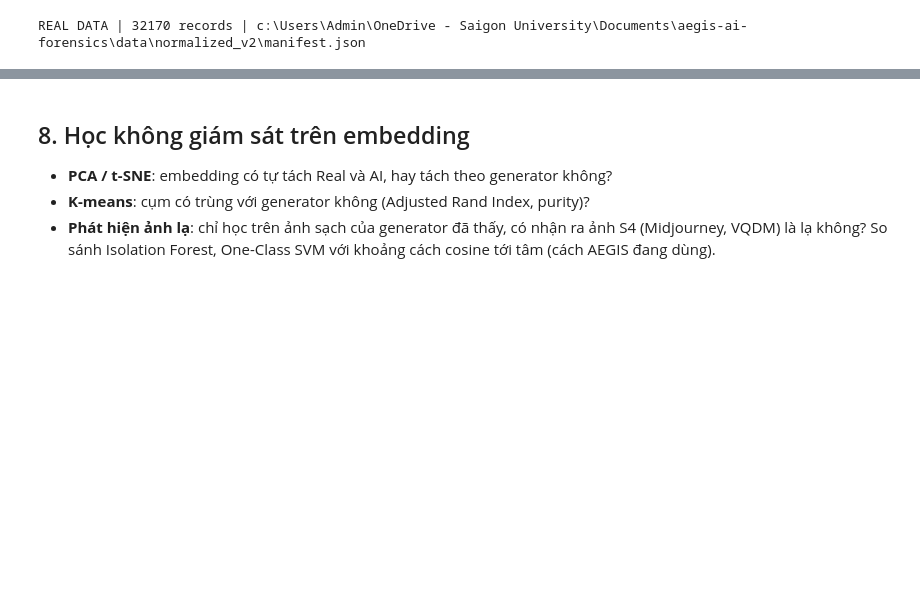
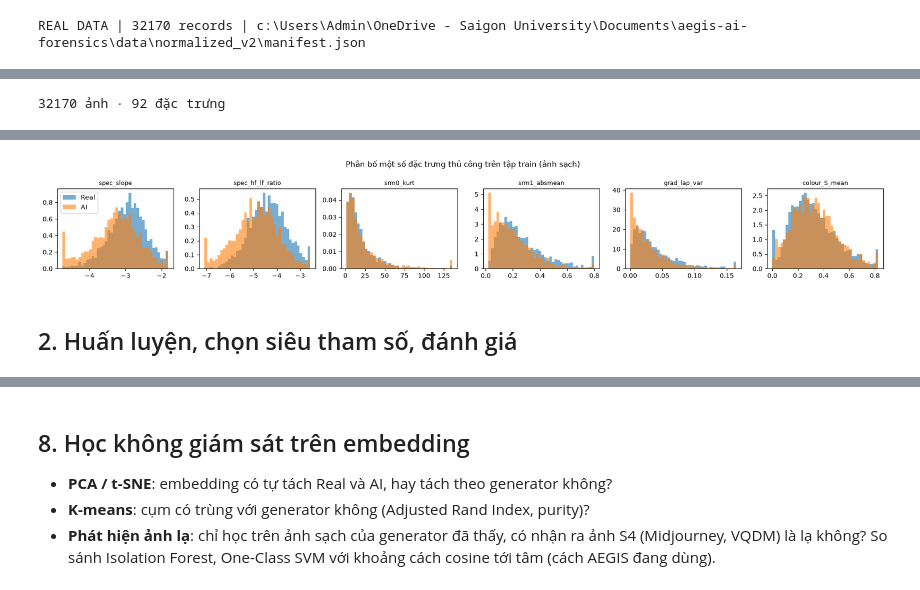
Before and after one commit to SuccessPhan/aegis-ai-forensics, a Jupyter notebook: notebooks/04_ml_model_comparison.ipynb, the cells around one changed output, grey strips where cells are left out. Drawn from its saved outputs; the diff is of its cells as text; code cells hidden in the pictures; blank space fills up the shorter version.

```diff
--- a/notebooks/04_ml_model_comparison.ipynb
+++ b/notebooks/04_ml_model_comparison.ipynb
@@ -227,10 +62,0 @@ display(fs_tab[[c for c in order if c in fs_tab.columns.get_level_values(0)]].lo
-# %%
-t = timing[(timing.head_variant == HV) & (timing.feature_set == FS)].merge(
-    pooled[(pooled.head_variant == HV) & (pooled.feature_set == FS) & (pooled.col == "S1")][["model", "auroc"]], on="model")
-fig, ax = plt.subplots(figsize=(7, 4.5))
-ax.scatter(t.fit_seconds, t.auroc)
-for _, r in t.iterrows():
-    ax.annotate(r.model, (r.fit_seconds, r.auroc), fontsize=8, xytext=(4, 2), textcoords="offset points")
-ax.set_xscale("log"); ax.set_xlabel("thời gian fit (s, log)"); ax.set_ylabel("AUROC S1")
-ax.set_title(f"Chi phí và hiệu năng · head={HV} · {FS}"); ax.grid(alpha=0.3); plt.tight_layout(); plt.show()
-display(t[["model", "params", "val_auroc", "fit_seconds", "predict_ms_per_1k", "auroc"]].sort_values("auroc", ascending=False))
@@ -248,0 +103,15 @@ Fit trên `val_gating_fit`, chọn siêu tham số trên `val_gating_verify`, đ
+# %%
+hc = build_cache(cfg, man)
+print(len(hc), "ảnh ·", len(FEATURE_NAMES), "đặc trưng")
+tr0 = load_all(cfg, man, "handcrafted", "clean")["train"]
+show = ["spec_slope", "spec_hf_lf_ratio", "srm0_kurt", "srm1_absmean", "grad_lap_var", "colour_S_mean"]
+fig, axes = plt.subplots(1, len(show), figsize=(3.1 * len(show), 2.8))
+for ax, name in zip(axes, show):
+    j = FEATURE_NAMES.index(name)
+    lo, hi = np.percentile(tr0.X[:, j], [1, 99])
+    for lab, nm in ((0, "Real"), (1, "AI")):
+        ax.hist(np.clip(tr0.X[tr0.y == lab, j], lo, hi), bins=40, alpha=0.6, density=True, label=nm)
+    ax.set_title(name, fontsize=9)
+axes[0].legend(); plt.suptitle("Phân bố một số đặc trưng thủ công trên tập train (ảnh sạch)")
+plt.tight_layout(); plt.show()
+# %% [output]
@@ -248,0 +136 @@ Fit trên `val_gating_fit`, chọn siêu tham số trên `val_gating_verify`, đ
+32170 ảnh · 92 đặc trưng
@@ -248,0 +138,3 @@ Fit trên `val_gating_fit`, chọn siêu tham số trên `val_gating_verify`, đ
+[figure, added]
+# %% [markdown]
+## 2. Huấn luyện, chọn siêu tham số, đánh giá
```
Also changed, not shown: parts of 42 cells of this notebook, 12 other files.
